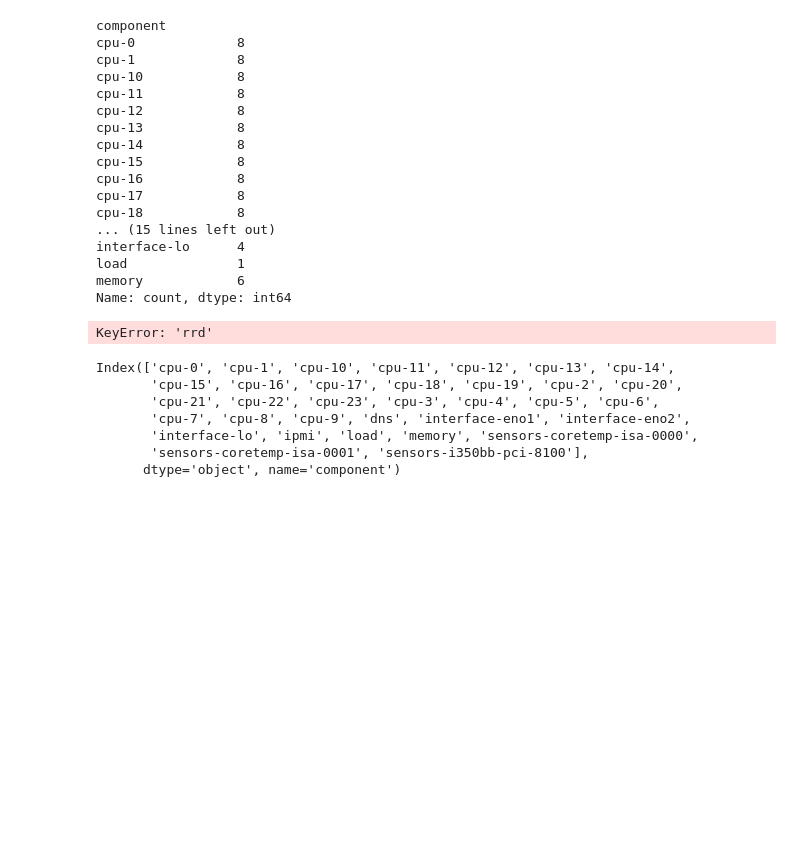
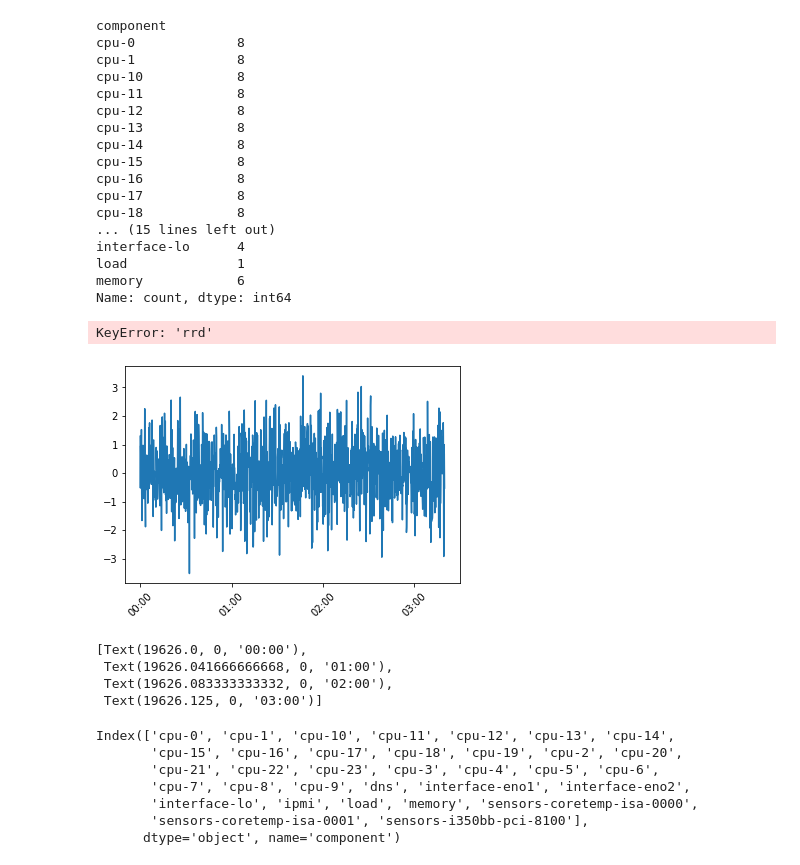
Before and after one commit to autonlab/server-log-api, a Jupyter notebook: rrd_explorer.ipynb, the cells around one changed output. Saved outputs shown, nothing was run; the diff lists cells and outputs as text; code cells hidden in the pictures; blank space fills up the shorter version.

```diff
--- a/rrd_explorer.ipynb
+++ b/rrd_explorer.ipynb
@@ -127,6 +102,38 @@ Name: count, dtype: int64
 collectd_features_with_matching_timestamps[225].groupby(['rrd'])
 # %% [output]
 KeyError: 'rrd'
+# %%
+# Generate some example data
+# Replace this with your actual time series data and timestamps
+timestamps = [datetime(2023, 9, 26, 0, 0, 0) + timedelta(seconds=i*10) for i in range(1200)]
+data = np.random.randn(1200)
+
+# Create the figure and axes
+fig, ax = plt.subplots()
+
+# Plot your data
+ax.plot(timestamps, data)
+
+# Set the x-axis locator to show hours
+ax.xaxis.set_major_locator(HourLocator(interval=1))  # This sets the tick interval to 1 hour
+
+# Format the x-axis tick labels as hour:minute
+ax.xaxis.set_major_formatter(DateFormatter('%H:%M'))
+
+# Rotate the tick labels for better readability (optional)
+plt.xticks(rotation=45)
+
+# Show the plot
+plt.show()
+# %% [output]
+[figure, added]
+# %%
+ax.get_xticklabels()
+# %% [output]
+[Text(19626.0, 0, '00:00'),
+ Text(19626.041666666668, 0, '01:00'),
+ Text(19626.083333333332, 0, '02:00'),
+ Text(19626.125, 0, '03:00')]
 # %%
 # These components share timestamps
 collectd_features_with_matching_timestamps[225].columns.levels[1]
```
Also changed, not shown: parts of 9 cells of this notebook.
